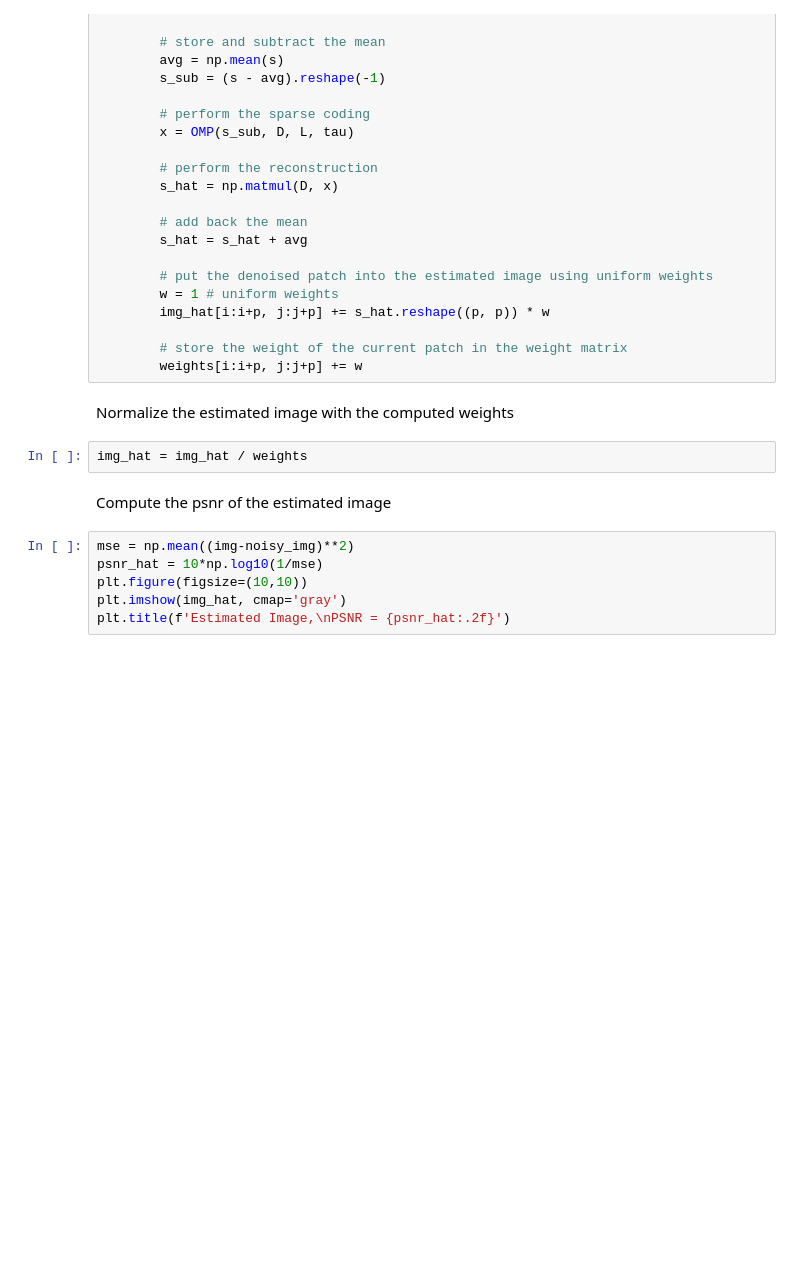
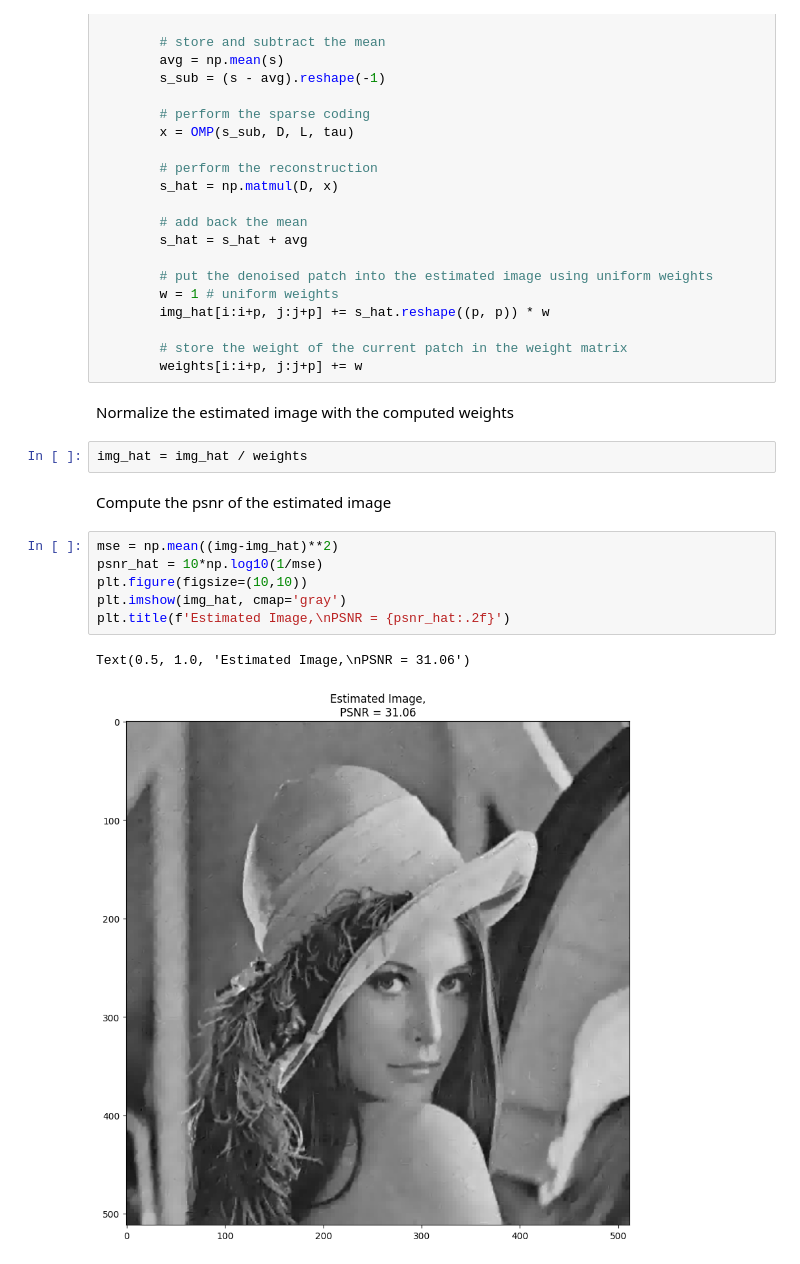
Before and after one commit to AngelaRemolina/MMMIP-Assignments, a Jupyter notebook: Lez9_OMP_Denoising/lez_9_OMP_Denoising.ipynb, the cells around one changed output. Drawn from its saved outputs; the diff is of its cells as text; blank space fills up the shorter version.

```diff
--- a/Lez9_OMP_Denoising/lez_9_OMP_Denoising.ipynb
+++ b/Lez9_OMP_Denoising/lez_9_OMP_Denoising.ipynb
@@ -165,8 +165,11 @@ img_hat = img_hat / weights
 # %% [markdown]
 Compute the psnr of the estimated image
 # %%
-mse = np.mean((img-noisy_img)**2)
+mse = np.mean((img-img_hat)**2)
 psnr_hat = 10*np.log10(1/mse)
 plt.figure(figsize=(10,10))
 plt.imshow(img_hat, cmap='gray')
 plt.title(f'Estimated Image,\nPSNR = {psnr_hat:.2f}')
+# %% [output]
+Text(0.5, 1.0, 'Estimated Image,\nPSNR = 31.06')
+[figure, added]
```
